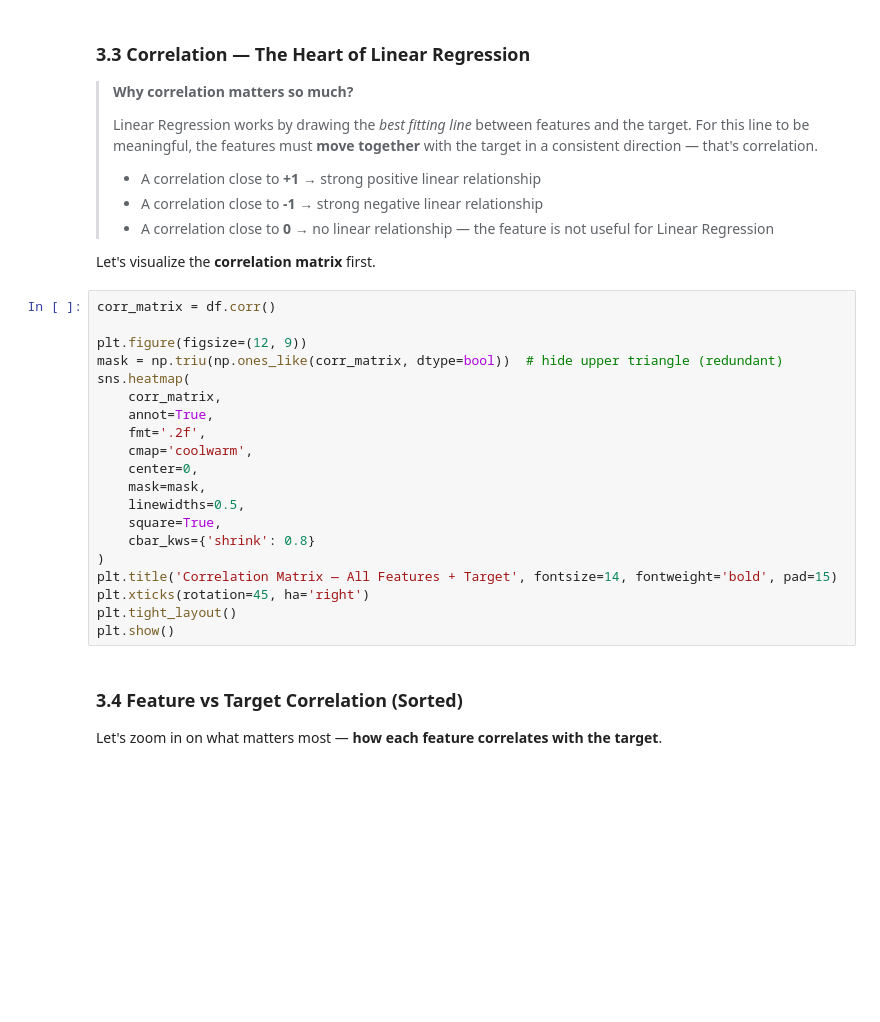
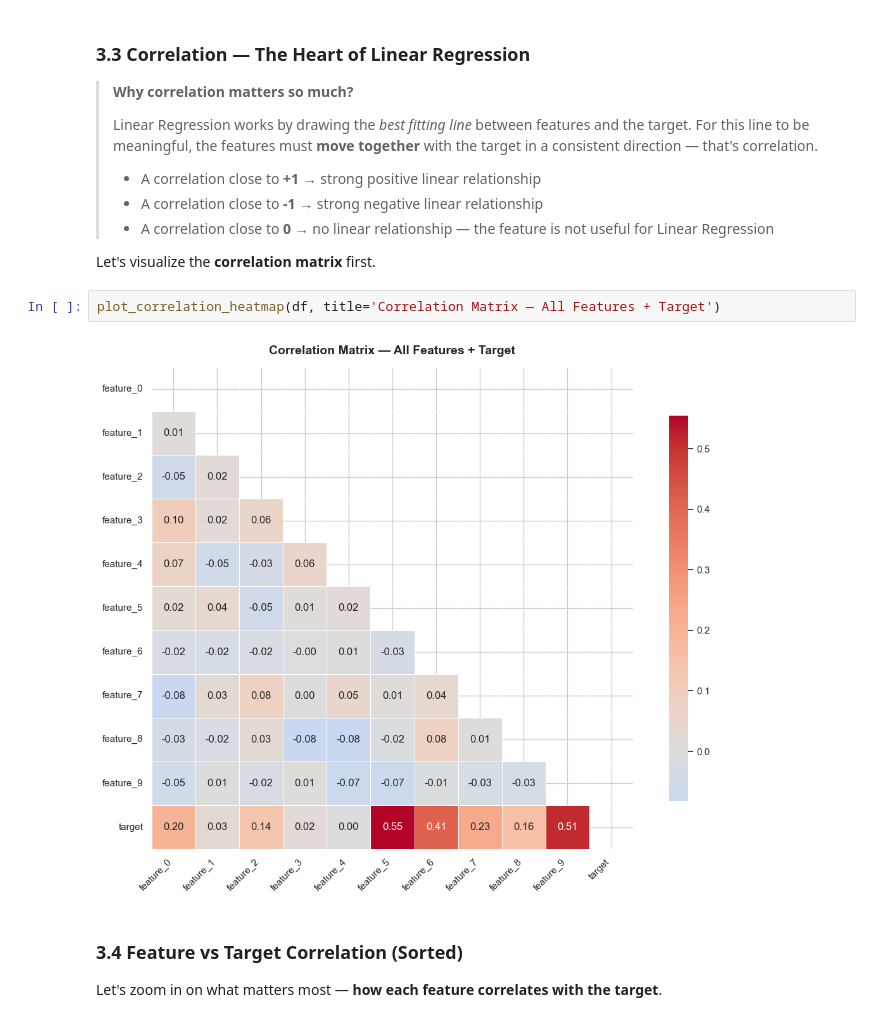
Before and after one commit to davidrajm/DSA-DL-FDP, a Jupyter notebook: Day 02 - Machine Learning - Dr Arun RajKumar/Lab Sessions/linear_regression.ipynb, the cells around one changed output. Cells and saved outputs as stored; diff of their text form; blank space fills up the shorter version.

```diff
--- a/Day 02 - Machine Learning - Dr Arun RajKumar/Lab Sessions/linear_regression.ipynb
+++ b/Day 02 - Machine Learning - Dr Arun RajKumar/Lab Sessions/linear_regression.ipynb
@@ -148,25 +404,9 @@ print(f"Mean: {df['target'].mean():.2f}  |  Std: {df['target'].std():.2f}  |  Mi
 
 Let's visualize the **correlation matrix** first.
 # %%
-corr_matrix = df.corr()
-
-plt.figure(figsize=(12, 9))
-mask = np.triu(np.ones_like(corr_matrix, dtype=bool))  # hide upper triangle (redundant)
-sns.heatmap(
-    corr_matrix,
-    annot=True,
-    fmt='.2f',
-    cmap='coolwarm',
-    center=0,
-    mask=mask,
-    linewidths=0.5,
-    square=True,
-    cbar_kws={'shrink': 0.8}
-)
-plt.title('Correlation Matrix — All Features + Target', fontsize=14, fontweight='bold', pad=15)
-plt.xticks(rotation=45, ha='right')
-plt.tight_layout()
-plt.show()
+plot_correlation_heatmap(df, title='Correlation Matrix — All Features + Target')
+# %% [output]
+[figure, added]
 # %% [markdown]
 ### 3.4 Feature vs Target Correlation (Sorted)
 
```
Also changed, not shown: parts of 21 cells of this notebook, 4 other files.
